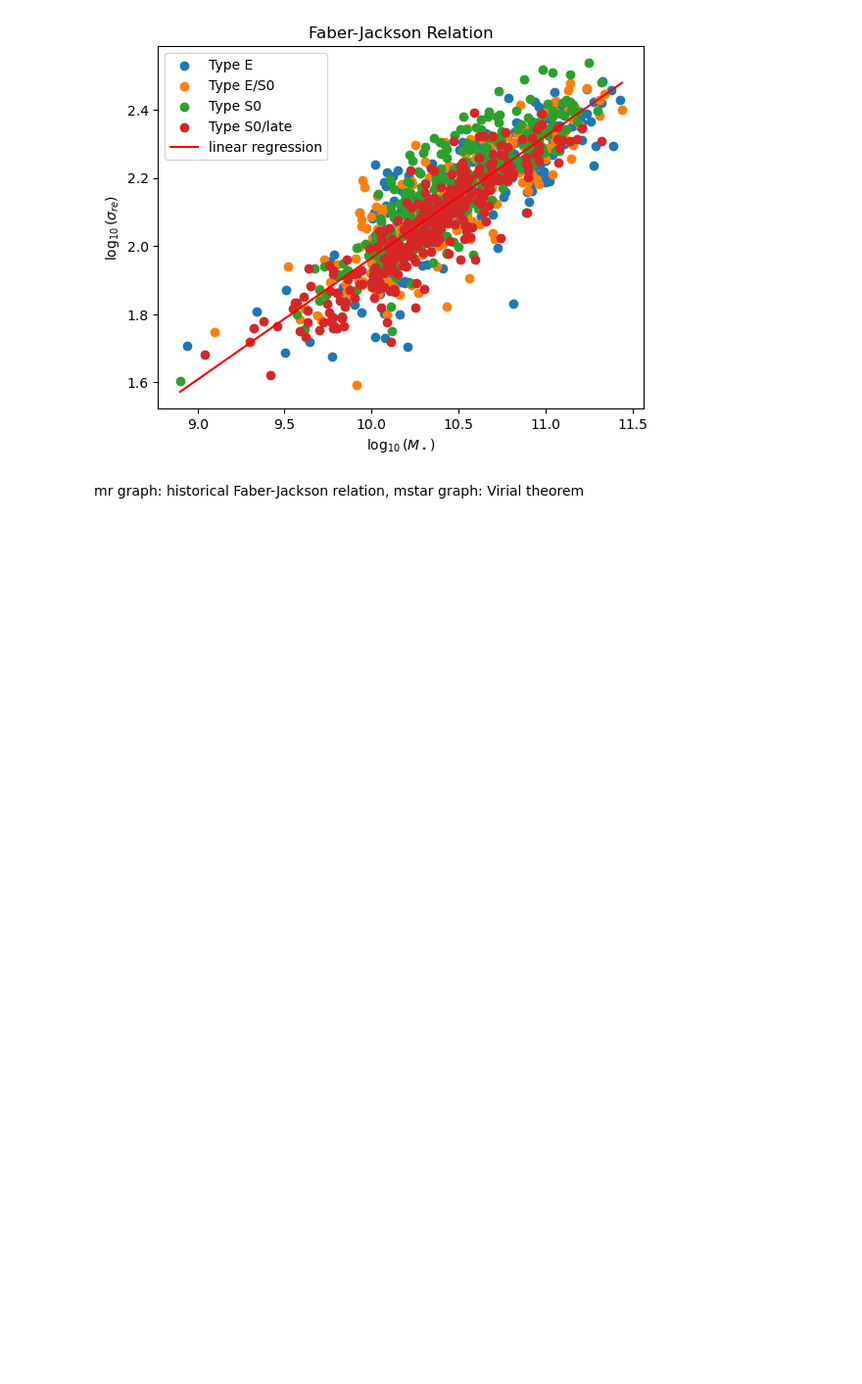
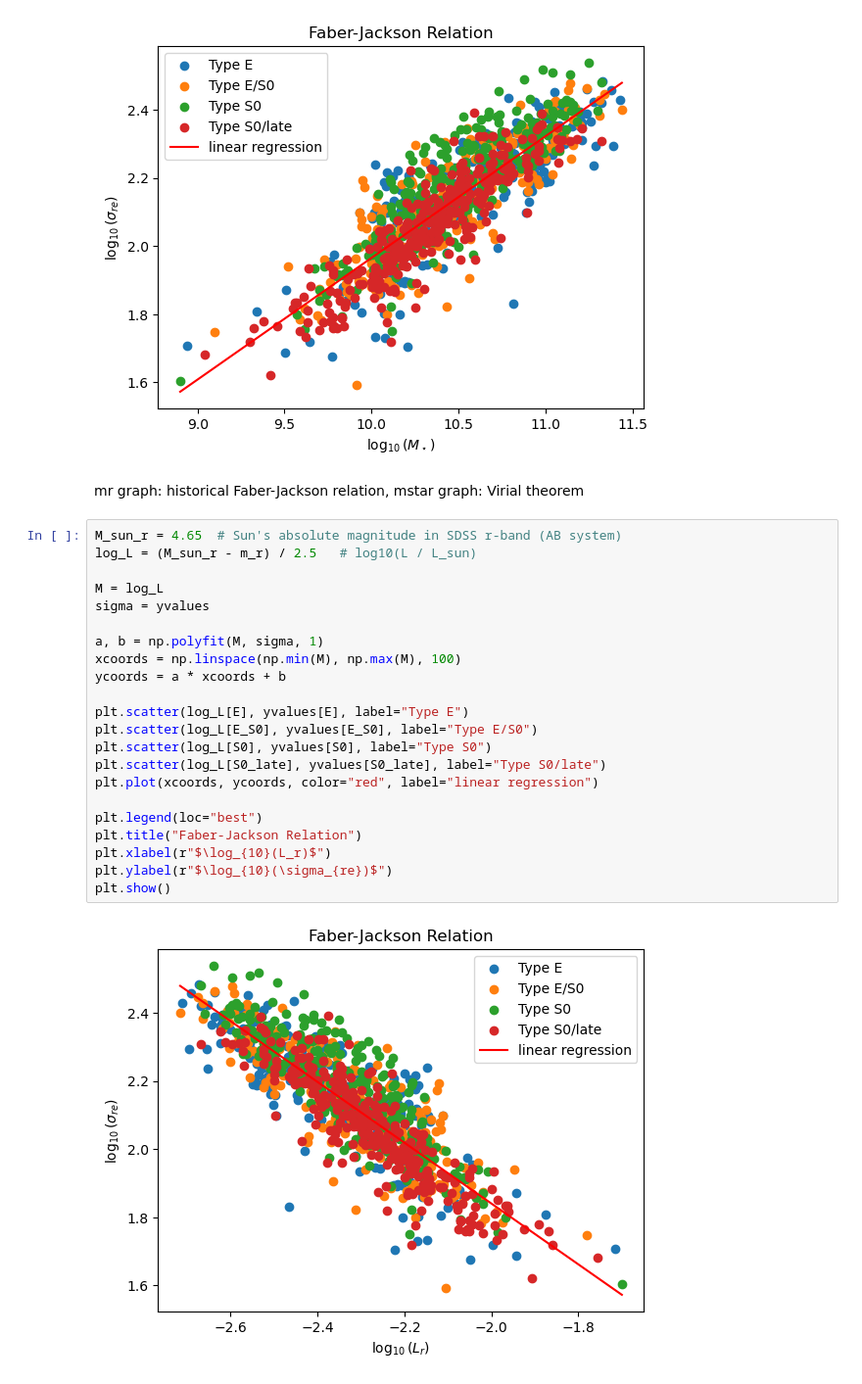
Before and after one commit to lina-pp/PHYS3116_Group3, a Jupyter notebook: FJplots.ipynb, the cells around one changed output. Shown at 98% size. Drawn from its saved outputs; the diff is of its cells as text; blank space fills up the shorter version.

```diff
--- a/FJplots.ipynb
+++ b/FJplots.ipynb
@@ -173,3 +173,27 @@ plt.show()
 # %% [markdown]
 mr graph: historical Faber-Jackson relation,
 mstar graph: Virial theorem
+# %%
+M_sun_r = 4.65  # Sun's absolute magnitude in SDSS r-band (AB system)
+log_L = (M_sun_r - m_r) / 2.5   # log10(L / L_sun)
+
+M = log_L
+sigma = yvalues
+
+a, b = np.polyfit(M, sigma, 1)
+xcoords = np.linspace(np.min(M), np.max(M), 100)
+ycoords = a * xcoords + b
+
+plt.scatter(log_L[E], yvalues[E], label="Type E")
+plt.scatter(log_L[E_S0], yvalues[E_S0], label="Type E/S0")
+plt.scatter(log_L[S0], yvalues[S0], label="Type S0")
+plt.scatter(log_L[S0_late], yvalues[S0_late], label="Type S0/late")
+plt.plot(xcoords, ycoords, color="red", label="linear regression")
+
+plt.legend(loc="best")
+plt.title("Faber-Jackson Relation")
+plt.xlabel(r"$\log_{10}(L_r)$")
+plt.ylabel(r"$\log_{10}(\sigma_{re})$")
+plt.show()
+# %% [output]
+[figure, added]
```
